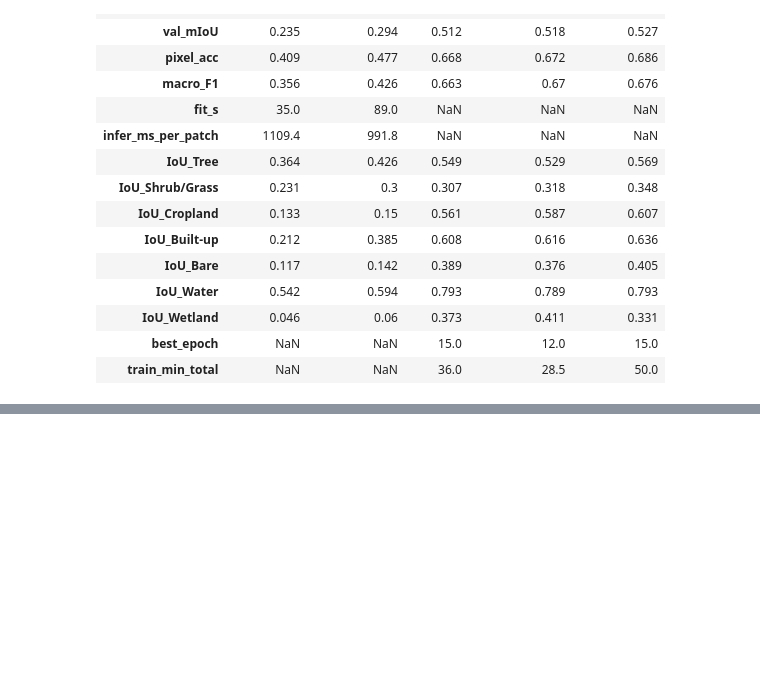
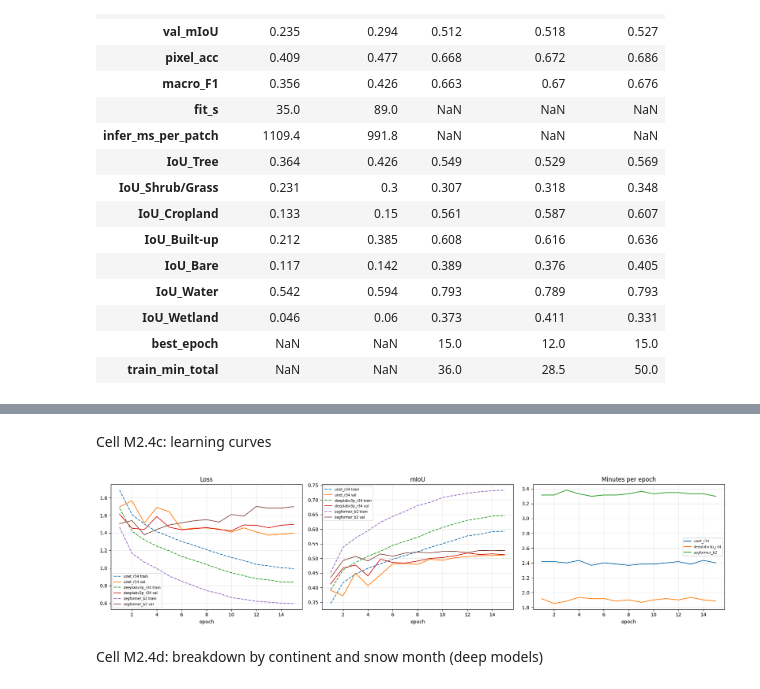
Before and after one commit to rahuldevagiri/deep-learning-project, a Jupyter notebook: notebooks/03_model_comparison.ipynb, the cells around one changed output, grey strips where cells are left out. Cells and saved outputs as stored; diff of their text form; code cells hidden in the pictures; blank space fills up the shorter version.

Commit message:
bootstrap CIs, curves, continent/snow breakdown

```diff
--- a/notebooks/03_model_comparison.ipynb
+++ b/notebooks/03_model_comparison.ipynb
@@ -528,0 +554,21 @@ pd.concat([pd.read_csv(f"{COMP}/results_B0.csv"), dl_res], ignore_index=True).T
+# %%
+B = 2000; rng = np.random.default_rng(0)
+boot = {n: np.empty(B) for n in names}
+for b in range(B):
+    w = np.bincount(rng.integers(0, len(uc), len(uc)), minlength=len(uc))   # cells drawn with replacement
+    for n in names:
+        boot[n][b] = metrics_np(np.tensordot(w, cellcm[n], axes=1))["mIoU"]
+
+ci = pd.DataFrame([{"model": n, "val_mIoU": round(metrics_np(cellcm[n].sum(0))["mIoU"], 3),
+                    "CI_low": round(np.percentile(boot[n], 2.5), 3),
+                    "CI_high": round(np.percentile(boot[n], 97.5), 3)} for n in names])
+print(ci)
+
+pairs = [("segformer_b2", "deeplabv3p_r34"), ("segformer_b2", "unet_r34"),
+         ("deeplabv3p_r34", "unet_r34"), ("unet_r34", "B0b_rf_context"), ("B0b_rf_context", "B0a_rf_pixel")]
+diff = pd.DataFrame([{"A": a, "B": b, "mean_diff": round((boot[a] - boot[b]).mean(), 3),
+                      "CI_low": round(np.percentile(boot[a] - boot[b], 2.5), 3),
+                      "CI_high": round(np.percentile(boot[a] - boot[b], 97.5), 3),
+                      "P(A>B)": round((boot[a] > boot[b]).mean(), 3)} for a, b in pairs])
+print(diff)
+ci.to_csv(f"{COMP}/M2_bootstrap_ci.csv", index=False); diff.to_csv(f"{COMP}/M2_bootstrap_pairs.csv", index=False)
@@ -528,0 +588,16 @@ pd.concat([pd.read_csv(f"{COMP}/results_B0.csv"), dl_res], ignore_index=True).T
+# %% [markdown]
+Cell M2.4c: learning curves
+# %%
+fig, ax = plt.subplots(1, 3, figsize=(18, 4.5))
+for n in MODELS:
+    h = pd.read_csv(f"{COMP}/{n}/history.csv")
+    ax[0].plot(h.epoch, h.train_loss, "--", label=f"{n} train"); ax[0].plot(h.epoch, h.val_loss, label=f"{n} val")
+    ax[1].plot(h.epoch, h.train_mIoU, "--", label=f"{n} train"); ax[1].plot(h.epoch, h.val_mIoU, label=f"{n} val")
+    ax[2].plot(h.epoch, h.epoch_s / 60, label=n)
+ax[0].set_title("Loss"); ax[1].set_title("mIoU"); ax[2].set_title("Minutes per epoch")
+for a in ax: a.set_xlabel("epoch"); a.grid(alpha=.3); a.legend(fontsize=7)
+plt.tight_layout(); plt.savefig(f"{COMP}/M2_curves.png", dpi=120); plt.show()
+# %% [output]
+[figure, added]
+# %% [markdown]
+Cell M2.4d: breakdown by continent and snow month (deep models)
```
Also changed, not shown: parts of 5 cells of this notebook.
